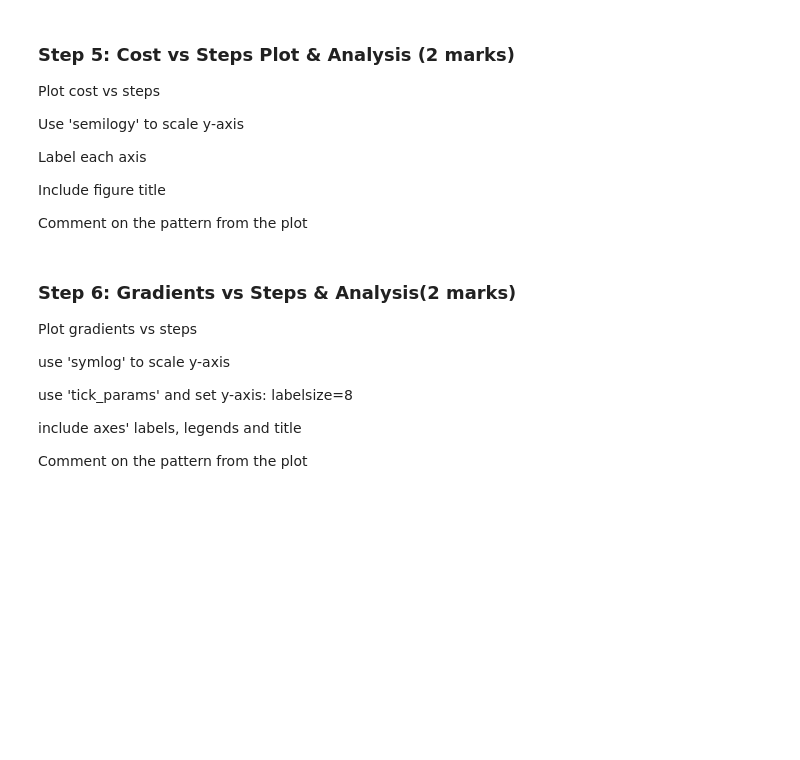
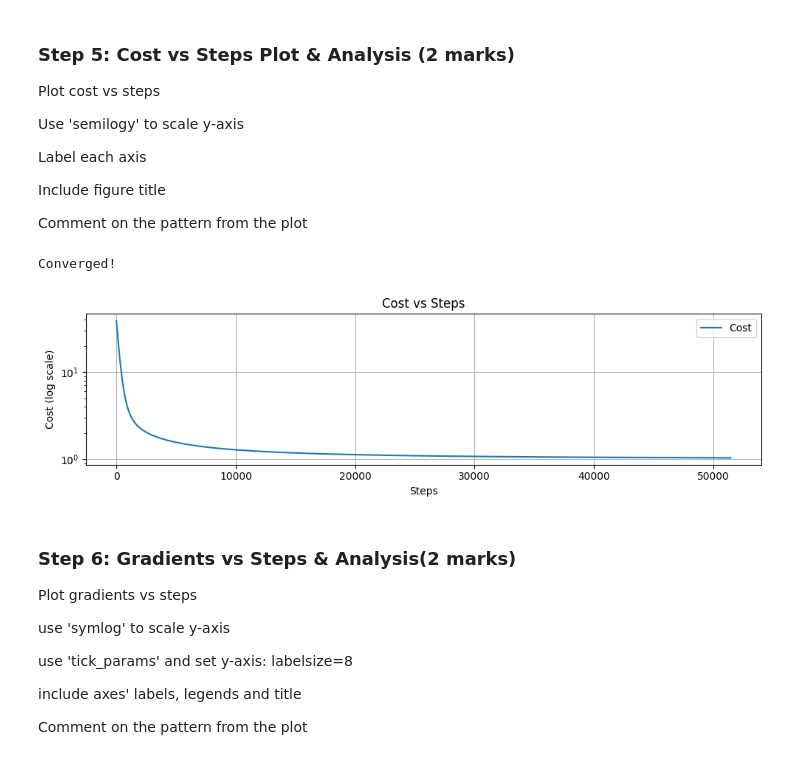
Before and after one commit to TonnyChuwa/engg680_2024_fall, a Jupyter notebook: Lab_Assignment3/Introduction to Machine Learning.ipynb, the cells around one changed output. Saved outputs shown, nothing was run; the diff lists cells and outputs as text; code cells hidden in the pictures; blank space fills up the shorter version.

Commit message:
Gradient Descent & Results

```diff
--- a/Lab_Assignment3/Introduction to Machine Learning.ipynb
+++ b/Lab_Assignment3/Introduction to Machine Learning.ipynb
@@ -128,3 +123,19 @@ print(cost_function(GroundTruth, 0, sat_pos, pseudorange))
+# %%
+# Define the cost function
+def cost_function(r_pos, cdT, s_pos, pseudorange):
+    # Calculate the geometric distance using the euclidean_norm function
+    geometric_dist = euclidean_norm(r_pos, s_pos)
+
+    # Calculate the predicted pseudorange
+    predicted_pseudorange = geometric_dist + cdT
+
+    # Calculate residuals between observed and predicted pseudoranges
+    residuals = pseudorange - predicted_pseudorange
+
+    # Compute the sum of squared residuals
+    cost = np.sum(residuals**2)
+
+    return cost
 # %% [markdown]
 ### Step 2: Define the Gradient Computation Function (4 marks)
 
@@ -198,7 +189,7 @@ The function set learning_rate, max_iters and tolerance as: 0.01, 100000, 1e-6 a
 These default hyperparameters values can be overridden by passing your own values when calling the function
 # %%
 # Gradient descent algorithm for non-linear least squares estimation
-def gradient_descent(pseudorange, s_pos, learning_rate=0.1, max_iters=10000, tolerance=1e-6):
+def gradient_descent(pseudorange, s_pos, learning_rate=0.01, max_iters=10000, tolerance=1e-6):
 
     global steps_count
 
@@ -241,7 +232,6 @@ def gradient_descent(pseudorange, s_pos, learning_rate=0.1, max_iters=10000, tol
         arr_err.append(X[:3]-GroundTruth)
 
     return X
-print(gradient_descent(pseudorange, sat_pos))
 # %% [markdown]
 ### Step 4: Parameters Optimization & Results Printing (3 marks)
 
@@ -279,6 +301,67 @@ plt.show()
 
 # Comment on the pattern
 # ...
+# %%
+# Normalizing satellite positions
+sat_pos = (sat_pos - np.mean(sat_pos, axis=0)) / np.std(sat_pos, axis=0)
+
+# Normalizing pseudoranges
+pseudorange = (pseudorange - np.mean(pseudorange)) / np.std(pseudorange)
+
+# Gradient descent algorithm with gradient clipping and checks
+def gradient_descent(pseudorange, s_pos, learning_rate=0.0001, max_iters=100000, tolerance=1e-6):
+    global arr_cost, steps_count
+    arr_cost = []
+    steps_count = 0
+    X = np.random.uniform(-1e-3, 1e-3, size=4)  # Initializing with small random values
+
+    for iteration in range(max_iters):
+        r_pos = X[:3]
+        cdT = X[3]
+        current_cost = cost_function(r_pos, cdT, s_pos, pseudorange)
+
+        grad = gradient(r_pos, cdT, s_pos, pseudorange)
+        grad = np.clip(grad, -1e3, 1e3)  # Clip gradients to prevent overflow
+
+        # Check for NaN or Inf in gradients
+        if np.any(np.isnan(grad)) or np.any(np.isinf(grad)):
+            print(f"Iteration {iteration}: Gradient has NaN or Inf values. Stopping optimization.")
+            break
+
+        X_new = X - learning_rate * grad
+        new_cost = cost_function(X_new[:3], X_new[3], s_pos, pseudorange)
+
+        arr_cost.append(current_cost)
+
+        if np.abs(new_cost - current_cost) < tolerance:
+            steps_count = iteration
+            print("Converged!")
+            break
+
+        X = X_new
+
+    return X
+
+# Run the gradient descent function with the normalized data
+optimized_params = gradient_descent(pseudorange, sat_pos, learning_rate=0.0001)
+
+# Plot cost vs steps
+fig, ax = plt.subplots(nrows=1, ncols=1, figsize=(10, 3))
+ax.semilogy(arr_cost, label='Cost')
+ax.set_xlabel('Steps')
+ax.set_ylabel('Cost (log scale)')
+ax.set_title('Cost vs Steps')
+ax.grid(True)
+ax.legend()
+fig.tight_layout()
+plt.show()
+
+# Comment on the pattern:
+# The "Cost vs Steps" plot should shows a decreasing trend, indicating that the gradient descent is reducing the cost.
+# And the plot shows a smooth decrease that levels off towards the end because the optimization has converged.
+# %% [output]
+Converged!
+[figure, added]
 # %% [markdown]
 ### Step 6: Gradients vs Steps & Analysis(2 marks)
 Plot gradients vs steps
```
Also changed, not shown: parts of 12 cells of this notebook.
